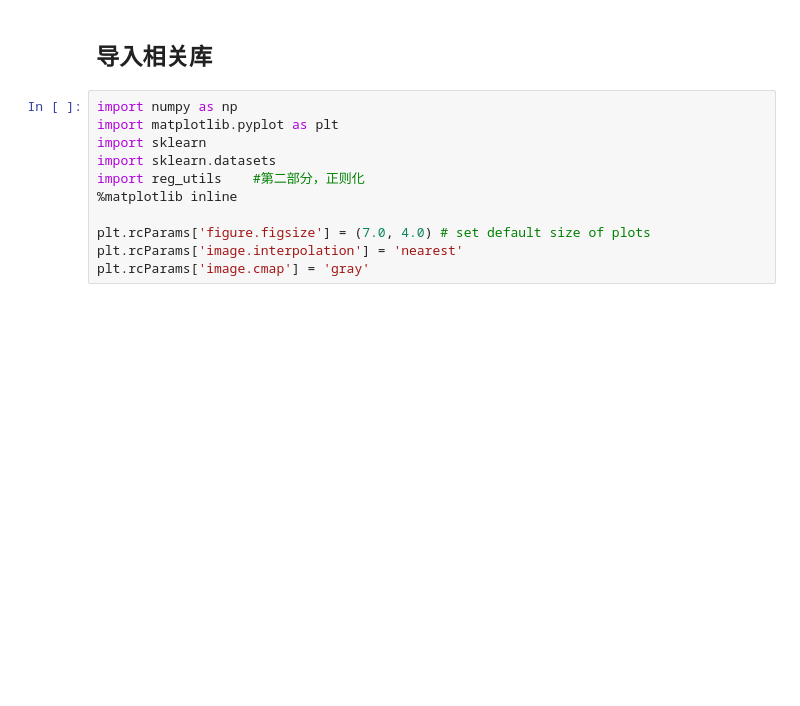
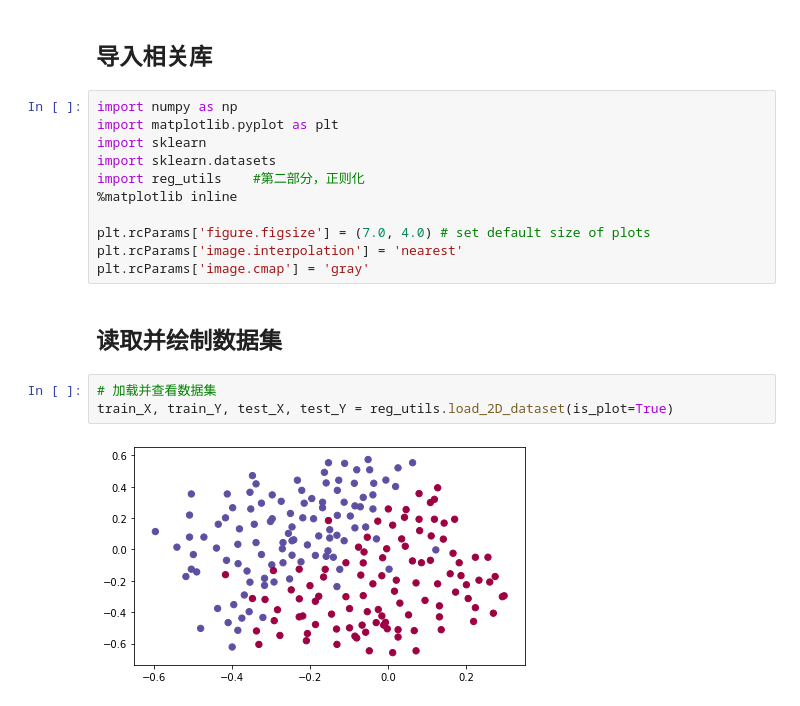
Before and after one commit to Ti-Ho/MyIPythonNotebook, a Jupyter notebook: Course2_改善深层神经网络/work1/2.正则化_Regularization.ipynb, the cells around one changed output. Cells and saved outputs as stored; diff of their text form; blank space fills up the shorter version.

```diff
--- a/Course2_改善深层神经网络/work1/2.正则化_Regularization.ipynb
+++ b/Course2_改善深层神经网络/work1/2.正则化_Regularization.ipynb
@@ -29,3 +29,10 @@ import reg_utils    #第二部分，正则化
 plt.rcParams['figure.figsize'] = (7.0, 4.0) # set default size of plots
 plt.rcParams['image.interpolation'] = 'nearest'
 plt.rcParams['image.cmap'] = 'gray'
+# %% [markdown]
+## 读取并绘制数据集
+# %%
+# 加载并查看数据集
+train_X, train_Y, test_X, test_Y = reg_utils.load_2D_dataset(is_plot=True)
+# %% [output]
+[figure, added]
```
Also changed, not shown: parts of 24 cells of this notebook, 1 other file.
